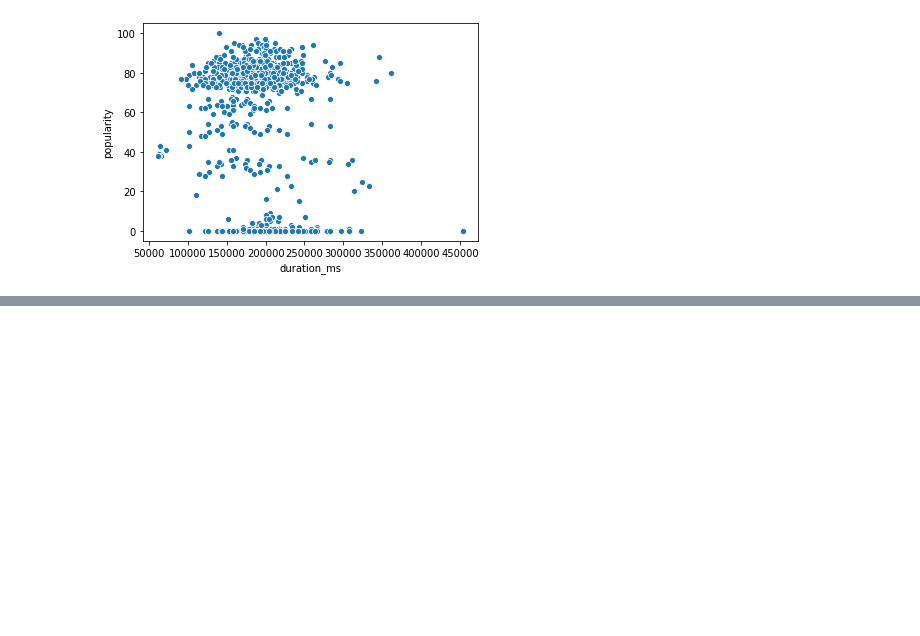
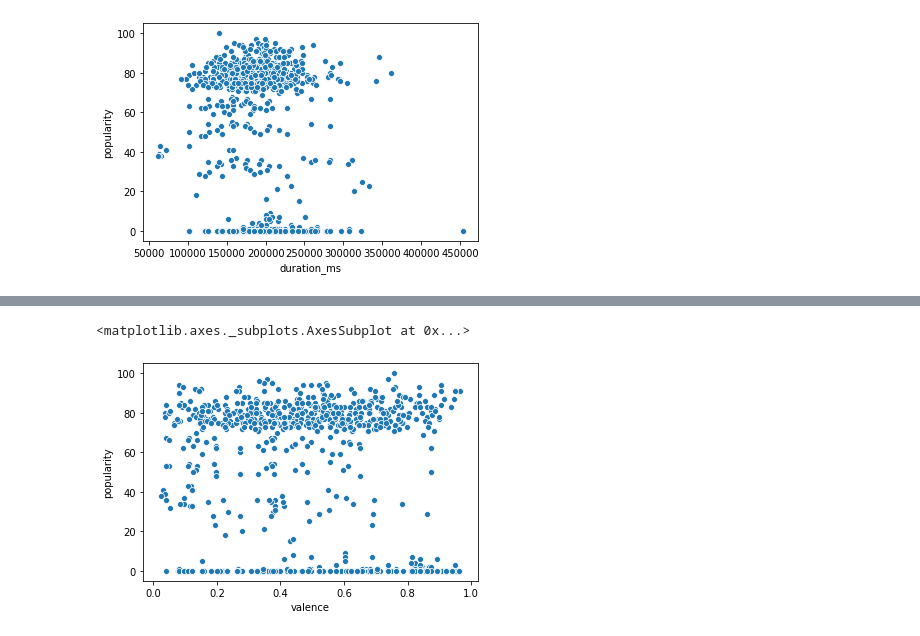
Before and after one commit to ipatel467/Spotify-Project, a Jupyter notebook: Spotify.ipynb, the cells around one changed output, grey strips where cells are left out. Drawn from its saved outputs; the diff is of its cells as text; code cells hidden in the pictures; blank space fills up the shorter version.

```diff
--- a/Spotify.ipynb
+++ b/Spotify.ipynb
@@ -262,0 +273,5 @@ sns.scatterplot(x="duration_ms", y="popularity", data=full_df)
+# %%
+sns.scatterplot(x="valence", y="popularity", data=full_df)
+# %% [output]
+<matplotlib.axes._subplots.AxesSubplot at 0x...>
+[figure, added]
```
Also changed, not shown: parts of 3 cells of this notebook.
